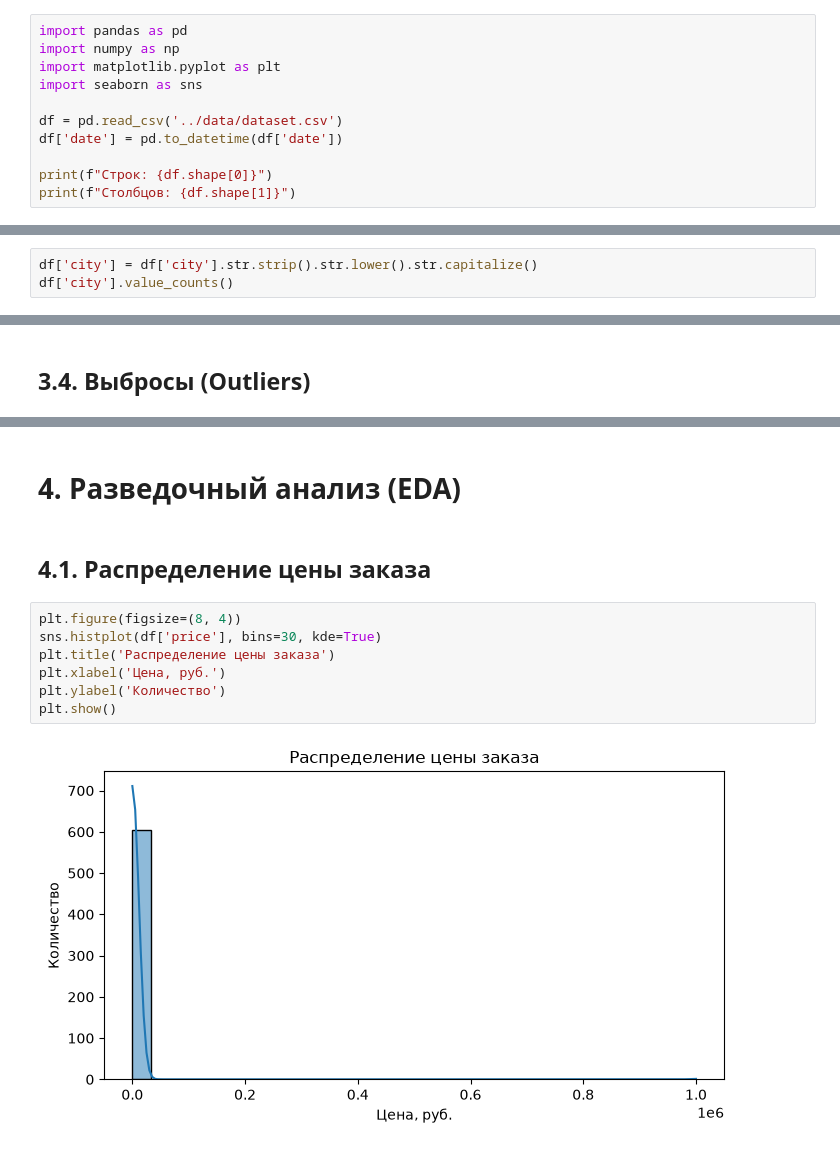
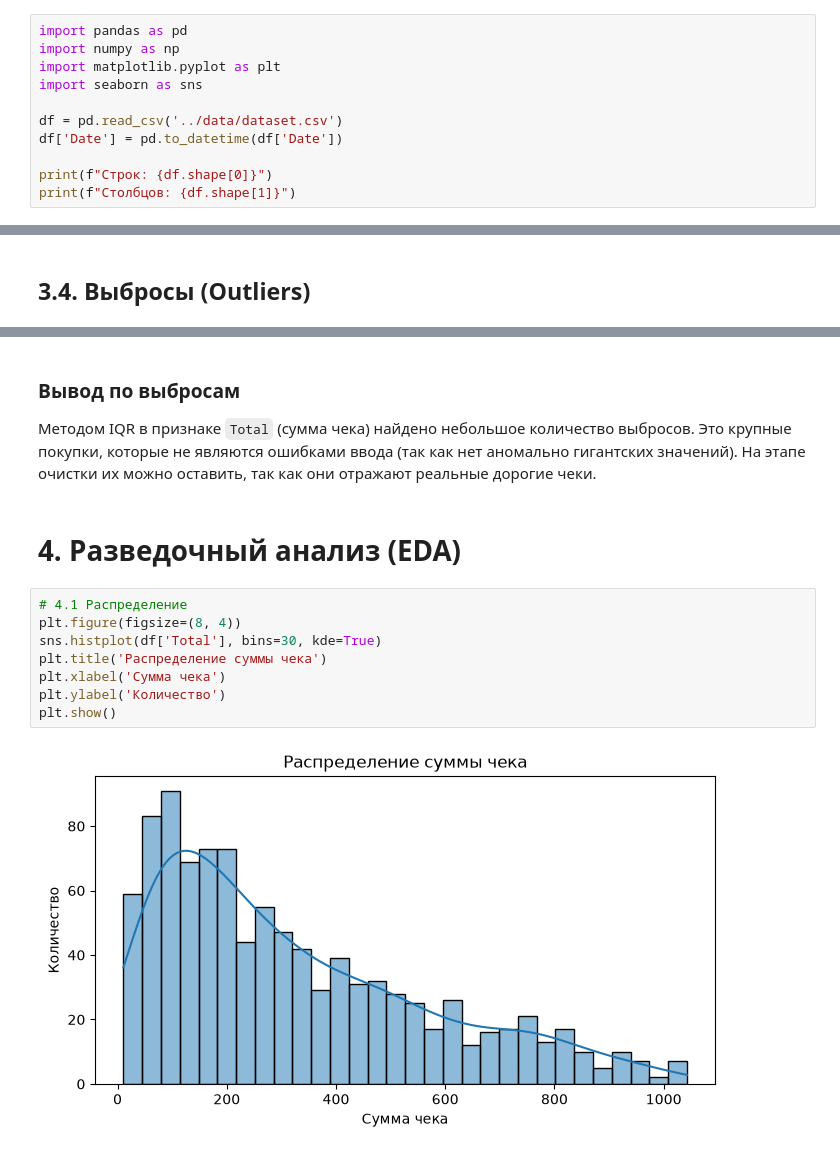
Before and after one commit to cik933758/lab1-data-quality, a Jupyter notebook: notebooks/01_data_understanding.ipynb, the cells around one changed output, grey strips where cells are left out. Cells and saved outputs as stored; diff of their text form.

```diff
--- a/notebooks/01_data_understanding.ipynb
+++ b/notebooks/01_data_understanding.ipynb
@@ -19,7 +19,7 @@ import matplotlib.pyplot as plt
 import seaborn as sns
 
 df = pd.read_csv('../data/dataset.csv')
-df['date'] = pd.to_datetime(df['date'])
+df['Date'] = pd.to_datetime(df['Date'])
 
 print(f"Строк: {df.shape[0]}")
 print(f"Столбцов: {df.shape[1]}")
@@ -152,4 +149 @@ product
 Name: count, dtype: int64
-# %%
-df['city'] = df['city'].str.strip().str.lower().str.capitalize()
-df['city'].value_counts()
@@ -209,13 +178,15 @@ plt.show()
+# %% [markdown]
+### Вывод по выбросам
+Методом IQR в признаке `Total` (сумма чека) найдено небольшое количество выбросов. Это крупные покупки, которые не являются ошибками ввода (так как нет аномально гигантских значений). На этапе очистки их можно оставить, так как они отражают реальные дорогие чеки.
 # %% [markdown]
 # 4. Разведочный анализ (EDA)
-# %% [markdown]
-## 4.1. Распределение цены заказа
 # %%
+# 4.1 Распределение
 plt.figure(figsize=(8, 4))
-sns.histplot(df['price'], bins=30, kde=True)
-plt.title('Распределение цены заказа')
-plt.xlabel('Цена, руб.')
+sns.histplot(df['Total'], bins=30, kde=True)
+plt.title('Распределение суммы чека')
+plt.xlabel('Сумма чека')
 plt.ylabel('Количество')
 plt.show()
 # %% [output]
-[figure, old version]
+[figure, new version]
```
Also changed, not shown: parts of 34 cells of this notebook.
